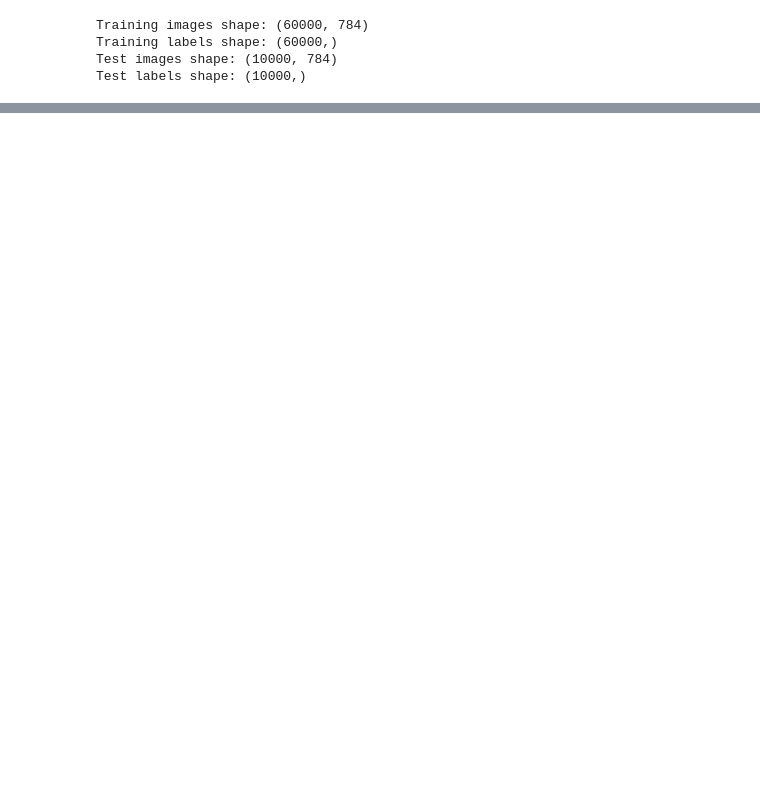
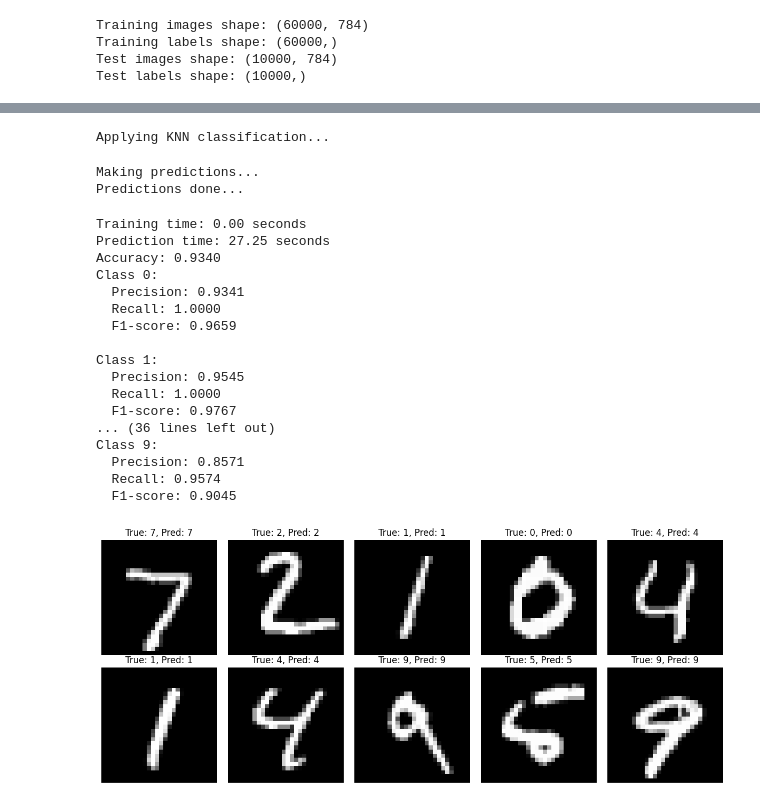
Before and after one commit to latudimas/knn-mnist, a Jupyter notebook: pca-mnist.ipynb, the cells around one changed output, grey strips where cells are left out. Drawn from its saved outputs; the diff is of its cells as text; code cells hidden in the pictures; blank space fills up the shorter version.

```diff
--- a/pca-mnist.ipynb
+++ b/pca-mnist.ipynb
@@ -134,0 +164,55 @@ array([[0.+0.j, 0.+0.j, 0.+0.j, ..., 0.+0.j, 0.+0.j, 0.+0.j],
+# %%
+# Apply KNN classification
+print("Applying KNN classification...")
+n_neighbors=5
+knn = KNNClassifier(n_neighbors=n_neighbors, metric="euclidean")
+start_time = time.time()
+knn.fit(X_train_pca, y_train)
+train_time = time.time() - start_time
+# %% [output]
+Applying KNN classification...
+# %%
+# Make predictions
+print("Making predictions...")
+start_time = time.time()
+y_pred = knn.predict(X_test_pca)
+predict_time = time.time() - start_time
+print("Predictions done...")
+# %% [output]
+Making predictions...
+Predictions done...
+# %%
+# Calculate accuracy
+accuracy = ModelUtils.accuracy_score(y_test, y_pred)
+print(f"Training time: {train_time:.2f} seconds")
+print(f"Prediction time: {predict_time:.2f} seconds")
+print(f"Accuracy: {accuracy:.4f}")
+print(ModelUtils.classification_report(y_test, y_pred))
+
+# Visualize some predictions
+fig, axes = plt.subplots(2, 5, figsize=(12, 5))
+for i, ax in enumerate(axes.flat):
+    ax.imshow(X_test[i].reshape(28, 28), cmap='gray')
+    ax.set_title(f"True: {y_test[i]}, Pred: {y_pred[i]}")
+    ax.axis('off')
+plt.tight_layout()
+plt.show()
+# %% [output]
+Training time: 0.00 seconds
+Prediction time: 27.25 seconds
+Accuracy: 0.9340
+Class 0:
+  Precision: 0.9341
+  Recall: 1.0000
+  F1-score: 0.9659
+
+Class 1:
+  Precision: 0.9545
+  Recall: 1.0000
+  F1-score: 0.9767
+... (36 lines left out)
+Class 9:
+  Precision: 0.8571
+  Recall: 0.9574
+  F1-score: 0.9045
+[figure, added]
```
Also changed, not shown: parts of 21 cells of this notebook, 9 other files.
